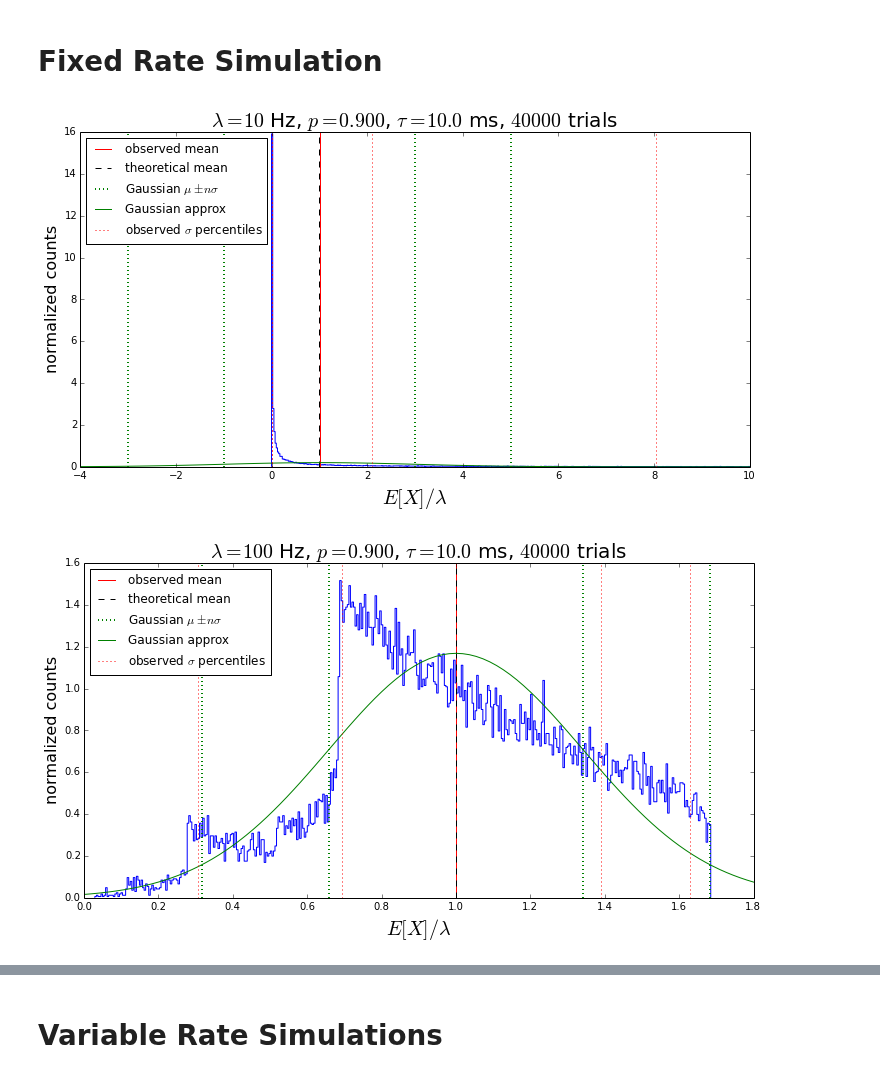
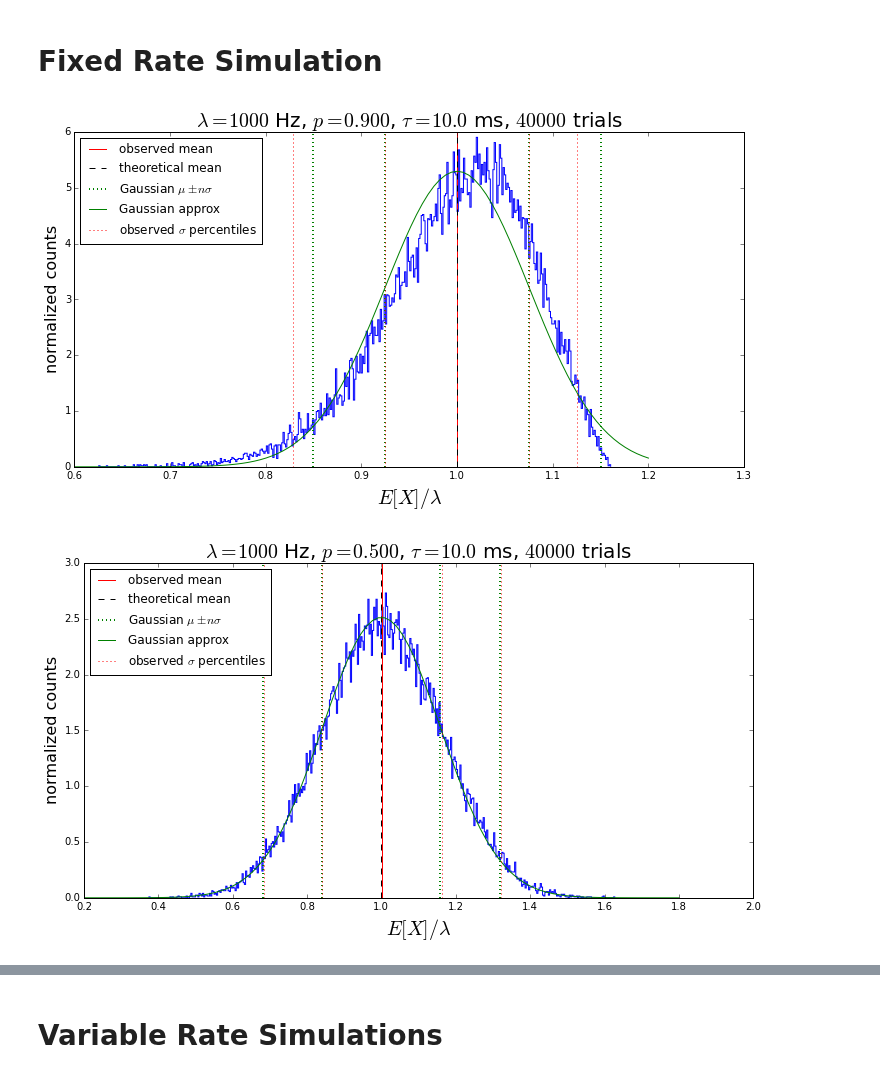
Before and after one commit to samfok/notebooks, a Jupyter notebook: synapse/synapse_SNR_uniform_pthinned.ipynb, the cells around one changed output, grey strips where cells are left out. Cells and saved outputs as stored; diff of their text form; code cells hidden in the pictures.

```diff
--- a/synapse/synapse_SNR_uniform_pthinned.ipynb
+++ b/synapse/synapse_SNR_uniform_pthinned.ipynb
@@ -268,35 +271,33 @@ def sim_distribution(k=100., tau=.01, p=1., lam=1000., trials=4000):
     var_th = th_var(lam_p, p, tau)
     std_th = np.sqrt(var_th)
 
     for n in [1.,2.]:
         line = axvline((mean_th+n*std_th)/lam, color='g', linestyle=':', linewidth=2)
         line = axvline((mean_th-n*std_th)/lam, color='g', linestyle=':', linewidth=2)
     a, astep = np.linspace(xlim()[0], xlim()[1], 100, retstep=True)
     def normal_pdf(x, mu=0., sigma=1.):
         return 1./(sigma*np.sqrt(2*pi))*np.exp(-(x-mu)**2/(2*sigma**2))
     normal_approx = normal_pdf(a, mean_th/lam, std_th/lam)
     plot(a, normal_approx, 'g', label='Gaussian approx')
     line.set_label(r'Gaussian $\mu \pm n\sigma$')
 
     from scipy.special import erf
     def normal_cdf(x, mu=0., sigma=1.):
         return 1./2.*(1+erf((x-mu)/(sigma*np.sqrt(2))))
     for n in [1.,2.]:
         percentiles = [normal_cdf(-n)*100., normal_cdf(n)*100.]
         pct_obs = np.percentile(Xs, percentiles)
         line = axvline(pct_obs[0]/lam, color='r', linestyle=':')
         line = axvline(pct_obs[1]/lam, color='r', linestyle=':')
     line.set_label(r'observed $\sigma$ percentiles')
 
     ax.set_title(r'$\lambda=%.0f$ Hz, $p=%.3f$, $\tau=%.1f$ ms, $%d$ trials' % (lam, p, tau*1000., trials), fontsize=20)
     ax.set_ylabel('normalized counts', fontsize=16)
     ax.set_xlabel(r'$E[X]/\lambda$', fontsize=20)
     ax.legend(loc='upper left');
 
-sim_distribution(k=30., tau=.01, lam=10., p=.9, trials=40000)
-sim_distribution(k=30., tau=.01, lam=100., p=.9, trials=40000)
 sim_distribution(k=30., tau=.01, lam=1000., p=.9, trials=40000)
-sim_distribution(k=30., tau=.01, lam=10000., p=.9, trials=40000)
+sim_distribution(k=30., tau=.01, lam=1000., p=.5, trials=40000)
 # %% [output]
-[figure, old version]
+[figure, new version]
-[figure, old version]
+[figure, new version]
```
Also changed, not shown: parts of 3 cells of this notebook.
